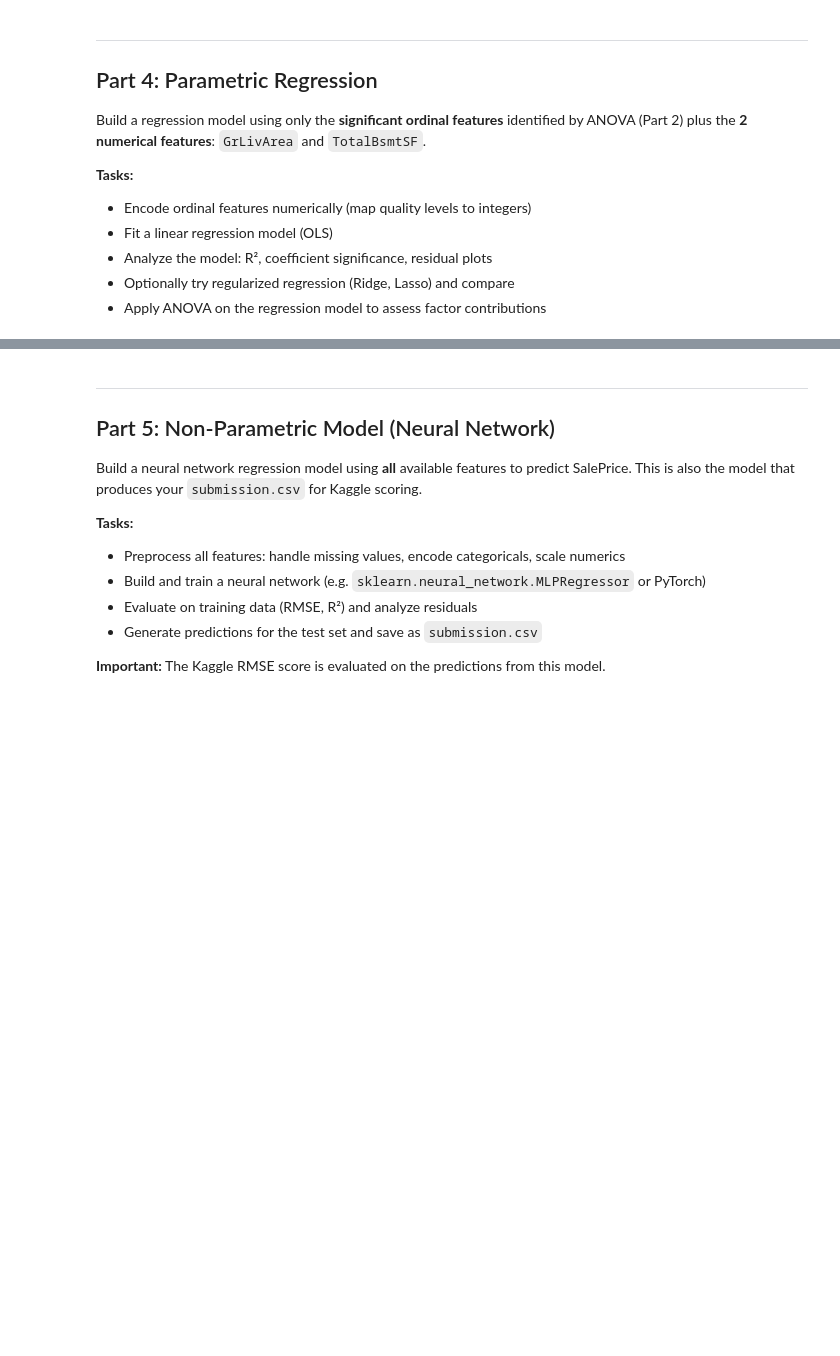
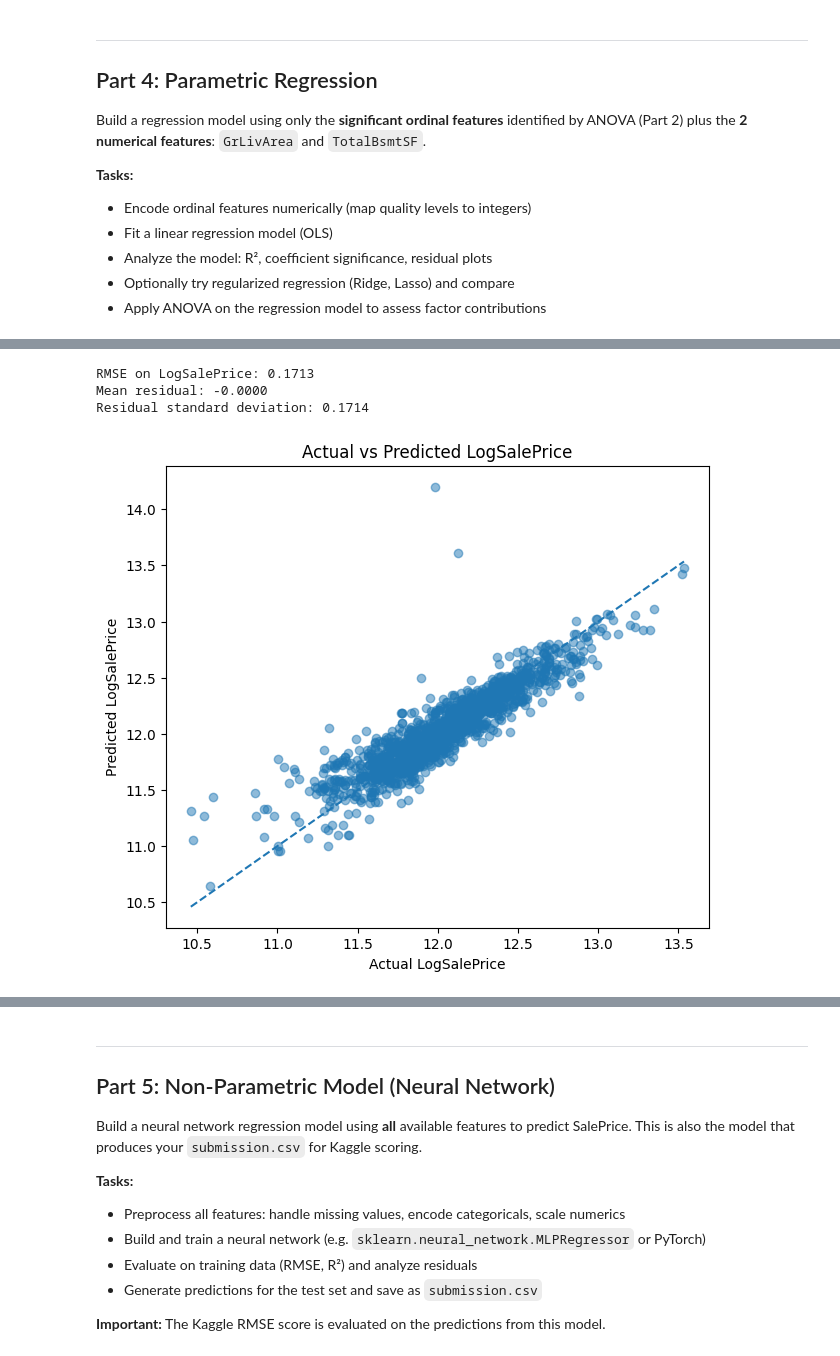
Before and after one commit to Ziedellouzi/house-prices-project, a Jupyter notebook: notebooks/project_TONID.ipynb, the cells around one changed output, grey strips where cells are left out. Cells and saved outputs as stored; diff of their text form; code cells hidden in the pictures; blank space fills up the shorter version.

```diff
--- a/notebooks/project_TONID.ipynb
+++ b/notebooks/project_TONID.ipynb
@@ -977,0 +1081,10 @@ Build a regression model using only the **significant ordinal features** identif
+# %%
+# Replace missing values in ordinal categorical variables
+# Missing BsmtQual means no basement
+# Missing FireplaceQu means no fireplace
+
+reg_df['BsmtQual'] = reg_df['BsmtQual'].fillna('None')
+reg_df['FireplaceQu'] = reg_df['FireplaceQu'].fillna('None')
+
+# Check again missing values
+reg_df.isnull().sum()
@@ -977,0 +1242,30 @@ Build a regression model using only the **significant ordinal features** identif
+# %%
+from sklearn.metrics import mean_squared_error
+import numpy as np
+
+# Predict LogSalePrice using the fitted OLS model
+y_pred = ols_model.predict(X)
+
+# Compute residuals
+residuals = y - y_pred
+
+# Compute RMSE on log scale
+rmse_log = np.sqrt(mean_squared_error(y, y_pred))
+
+print(f"RMSE on LogSalePrice: {rmse_log:.4f}")
+print(f"Mean residual: {residuals.mean():.4f}")
+print(f"Residual standard deviation: {residuals.std():.4f}")
+# %% [output]
+RMSE on LogSalePrice: 0.1713
+Mean residual: -0.0000
+Residual standard deviation: 0.1714
+# %%
+plt.figure(figsize=(7, 6))
+plt.scatter(y, y_pred, alpha=0.5)
+plt.plot([y.min(), y.max()], [y.min(), y.max()], linestyle='--')
+plt.xlabel("Actual LogSalePrice")
+plt.ylabel("Predicted LogSalePrice")
+plt.title("Actual vs Predicted LogSalePrice")
+plt.show()
+# %% [output]
+[figure, added]
```
Also changed, not shown: parts of 59 cells of this notebook, 17 other files.
